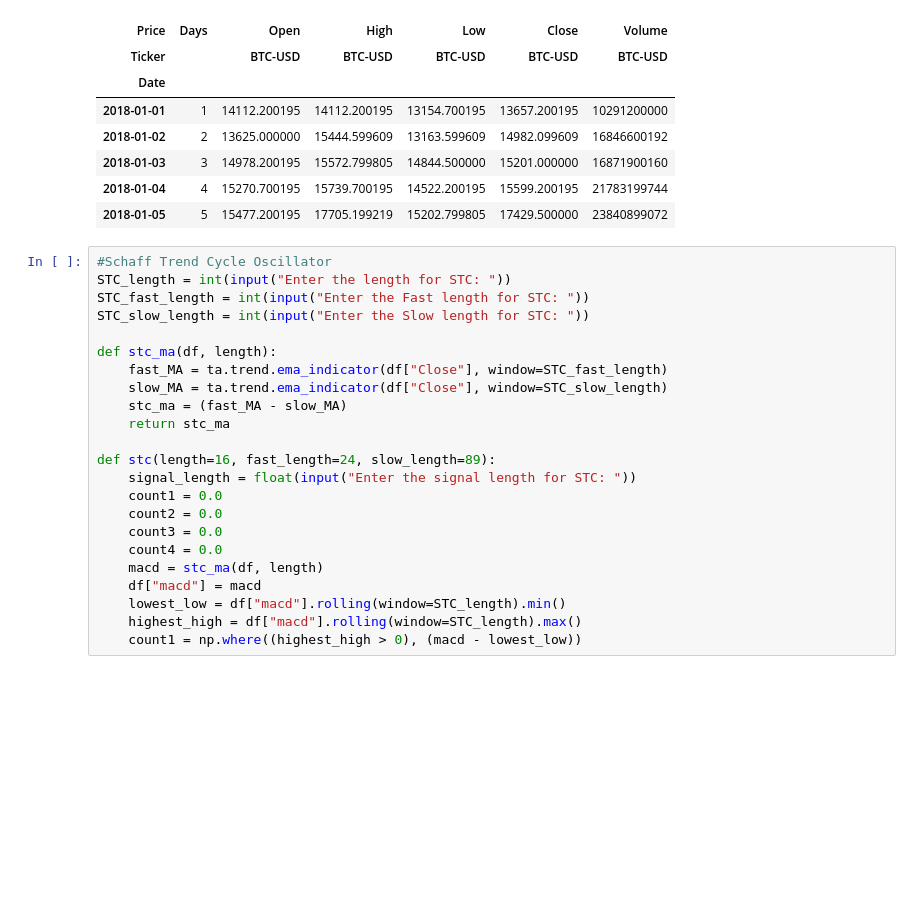
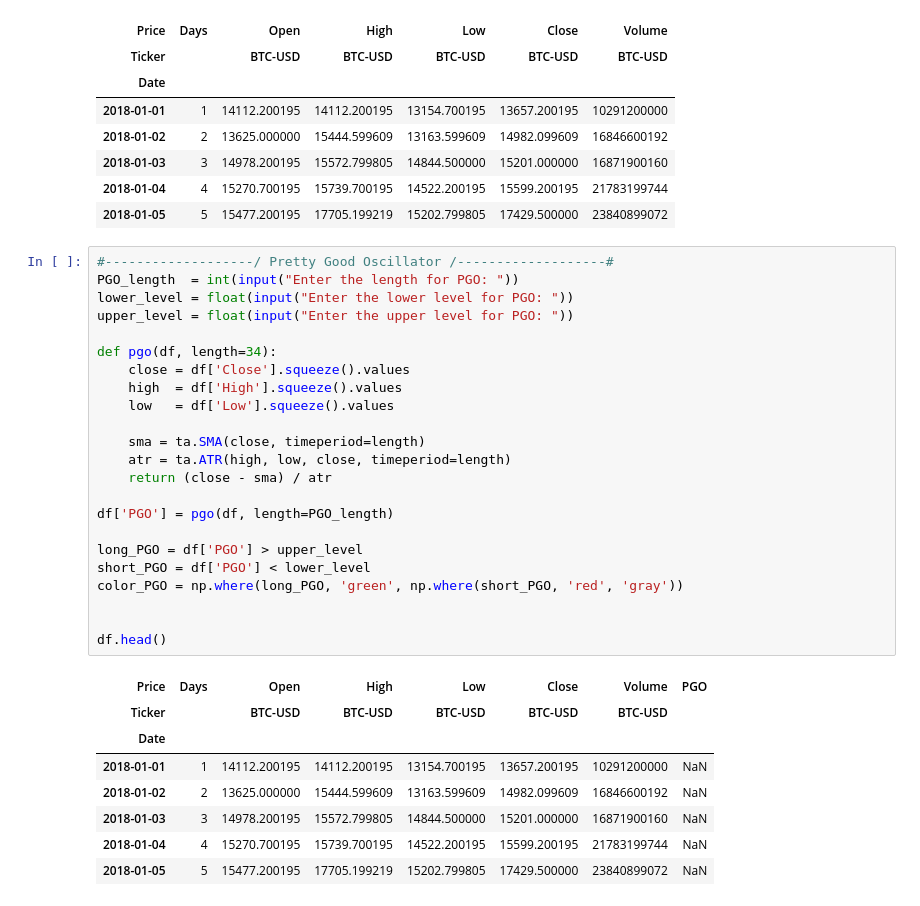
Before and after one commit to QuantLapse/Public-Data-Research-and-Analysis, a Jupyter notebook: Base-Filter-Strategy-2026.ipynb, the cells around one changed output. Drawn from its saved outputs; the diff is of its cells as text; blank space fills up the shorter version.

```diff
--- a/Base-Filter-Strategy-2026.ipynb
+++ b/Base-Filter-Strategy-2026.ipynb
@@ -32,26 +32,35 @@ df.head()
 | 2018-01-03 | 3 | 14978.200195 | 15572.799805 | 14844.500000 | 15201.000000 | 16871900160 |
 | 2018-01-04 | 4 | 15270.700195 | 15739.700195 | 14522.200195 | 15599.200195 | 21783199744 |
 | 2018-01-05 | 5 | 15477.200195 | 17705.199219 | 15202.799805 | 17429.500000 | 23840899072 |
-# %%
-#Schaff Trend Cycle Oscillator
-STC_length = int(input("Enter the length for STC: "))
-STC_fast_length = int(input("Enter the Fast length for STC: "))
-STC_slow_length = int(input("Enter the Slow length for STC: "))
-
-def stc_ma(df, length):
-    fast_MA = ta.trend.ema_indicator(df["Close"], window=STC_fast_length)
-    slow_MA = ta.trend.ema_indicator(df["Close"], window=STC_slow_length)
-    stc_ma = (fast_MA - slow_MA)
-    return stc_ma
-
-def stc(length=16, fast_length=24, slow_length=89):
-    signal_length = float(input("Enter the signal length for STC: "))
-    count1 = 0.0
-    count2 = 0.0
-    count3 = 0.0
-    count4 = 0.0
-    macd = stc_ma(df, length)
-    df["macd"] = macd
-    lowest_low = df["macd"].rolling(window=STC_length).min()
-    highest_high = df["macd"].rolling(window=STC_length).max()
-    count1 = np.where((highest_high > 0), (macd - lowest_low))
+# %%
+#-------------------/ Pretty Good Oscillator /-------------------#
+PGO_length  = int(input("Enter the length for PGO: "))
+lower_level = float(input("Enter the lower level for PGO: "))
+upper_level = float(input("Enter the upper level for PGO: "))
+
+def pgo(df, length=34):
+    close = df['Close'].squeeze().values
+    high  = df['High'].squeeze().values
+    low   = df['Low'].squeeze().values
+
+    sma = ta.SMA(close, timeperiod=length)
+    atr = ta.ATR(high, low, close, timeperiod=length)
+    return (close - sma) / atr
+
+df['PGO'] = pgo(df, length=PGO_length)
+
+long_PGO = df['PGO'] > upper_level
+short_PGO = df['PGO'] < lower_level
+color_PGO = np.where(long_PGO, 'green', np.where(short_PGO, 'red', 'gray'))
+
+
+df.head()
+# %% [output]
+| Price | Days | Open | High | Low | Close | Volume | PGO |
+| Ticker |  | BTC-USD | BTC-USD | BTC-USD | BTC-USD | BTC-USD |  |
+| Date |  |  |  |  |  |  |  |
+| 2018-01-01 | 1 | 14112.200195 | 14112.200195 | 13154.700195 | 13657.200195 | 10291200000 | NaN |
+| 2018-01-02 | 2 | 13625.000000 | 15444.599609 | 13163.599609 | 14982.099609 | 16846600192 | NaN |
+| 2018-01-03 | 3 | 14978.200195 | 15572.799805 | 14844.500000 | 15201.000000 | 16871900160 | NaN |
+| 2018-01-04 | 4 | 15270.700195 | 15739.700195 | 14522.200195 | 15599.200195 | 21783199744 | NaN |
+| 2018-01-05 | 5 | 15477.200195 | 17705.199219 | 15202.799805 | 17429.500000 | 23840899072 | NaN |
```
Also changed, not shown: parts of 7 cells of this notebook.
